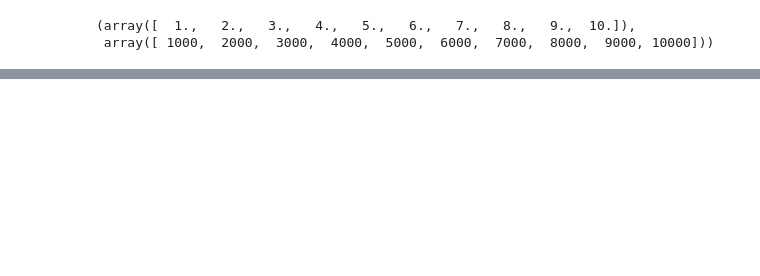
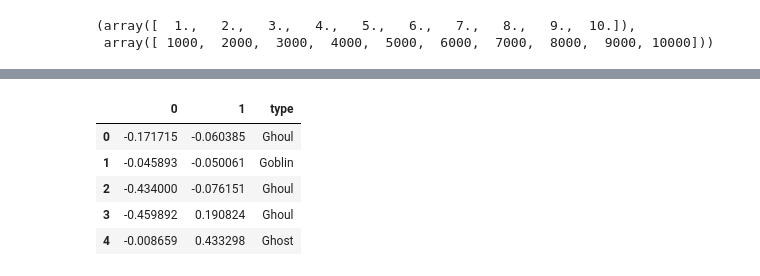
Before and after one commit to Alexis94/kaggle_competitions, a Jupyter notebook: Ghouls, Goblins, and Ghosts/Ghost, Goblins & Ghouls-Copy - Polynomial features.ipynb, the cells around one changed output, grey strips where cells are left out. Saved outputs shown, nothing was run; the diff lists cells and outputs as text; code cells hidden in the pictures; blank space fills up the shorter version.

```diff
--- a/Ghouls, Goblins, and Ghosts/Ghost, Goblins & Ghouls-Copy - Polynomial features.ipynb
+++ b/Ghouls, Goblins, and Ghosts/Ghost, Goblins & Ghouls-Copy - Polynomial features.ipynb
@@ -127,0 +142,9 @@ df_predictions.to_csv('out.csv', index=False)
+# %%
+X_pca.head()
+# %% [output]
+|  | 0 | 1 | type |
+| 0 | -0.171715 | -0.060385 | Ghoul |
+| 1 | -0.045893 | -0.050061 | Goblin |
+| 2 | -0.434000 | -0.076151 | Ghoul |
+| 3 | -0.459892 | 0.190824 | Ghoul |
+| 4 | -0.008659 | 0.433298 | Ghost |
```
Also changed, not shown: parts of 10 cells of this notebook, 1 other file.
